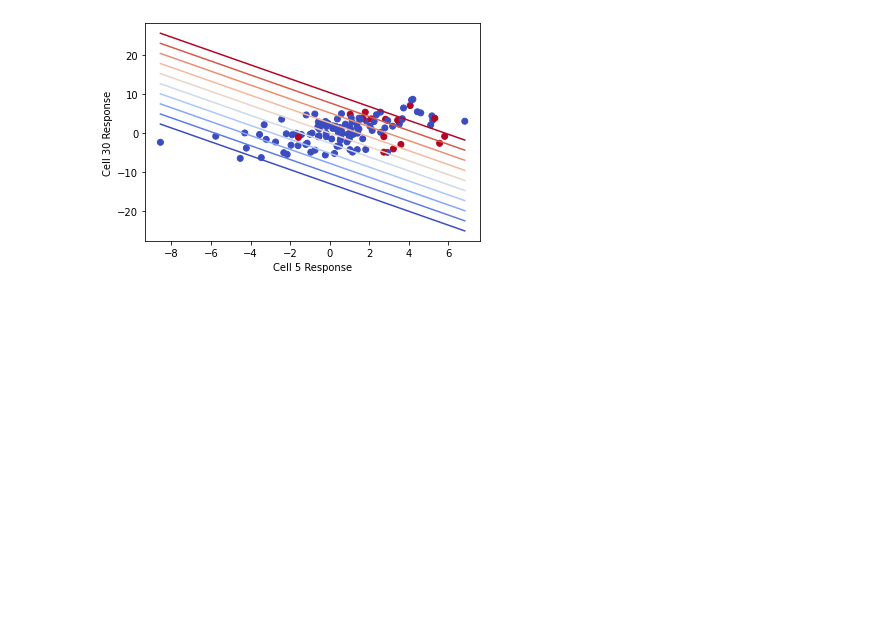
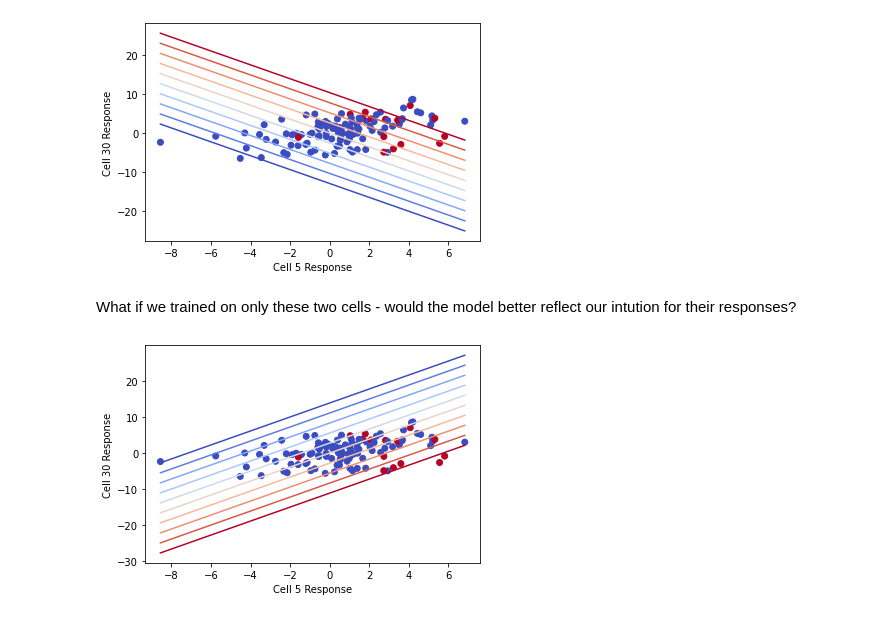
Before and after one commit to AllenSWDB/TReND_2024, a Jupyter notebook: code/Day 2 - population decoding.ipynb, the cells around one changed output. Cells and saved outputs as stored; diff of their text form; code cells hidden in the pictures; blank space fills up the shorter version.

```diff
--- a/code/Day 2 - population decoding.ipynb
+++ b/code/Day 2 - population decoding.ipynb
@@ -80,11 +87,3 @@ Accuracy: 0.9166666666666666
 import matplotlib.pyplot as plt
 import numpy as np
 %matplotlib inline
-# %%
-cells = [5, 30]
-# Get the responses of the selected cells
-cell1_responses = selected_responses.loc[:, str(cells[0])]
-cell2_responses = selected_responses.loc[:, str(cells[1])]
-
-# Create a scatter plot
-plt.scatter(cell1_responses, cell2_responses, c=y, cmap='coolwarm')
@@ -94,6 +90,13 @@ plt.scatter(cell1_responses, cell2_responses, c=y, cmap='coolwarm')
 # %%
+# these randomly chosen cells are not bad, maybe actually better than the above?
+cells_plot = [5, 30]
+# Get the responses of the selected cells
 
+# TODO: maybe change dataframe to int vs string columns?
+cell1_responses = selected_responses.loc[:, str(cells_plot[0])]
+cell2_responses = selected_responses.loc[:, str(cells_plot[1])]
 plt.scatter(cell1_responses, cell2_responses, c=y, cmap='coolwarm')
+
 # Add a line showing the dividing line from the parameters of the classifier
 coef = model.coef_[0]
 
@@ -106,14 +109,38 @@ cmap = plt.cm.coolwarm
 colors = [cmap(i) for i in np.linspace(0, 1, n)]
 
 for i in range(n):
-    y_line = ((i-n/2)/20 - coef[cells[0]] * x_line) / coef[cells[1]]
+    y_line = ((i-n/2)/20 - coef[cells_plot[0]] * x_line) / coef[cells[1]]
     plt.plot(x_line, y_line, color=colors[i])
 
 # Set the labels and title
-plt.xlabel(f'Cell {cells[0]} Response')
-plt.ylabel(f'Cell {cells[1]} Response')
+plt.xlabel(f'Cell {cells_plot[0]} Response')
+plt.ylabel(f'Cell {cells_plot[1]} Response')
 
 # Show the plot
 plt.show()
 # %% [output]
 [figure]
+# %% [markdown]
+What if we trained on only these two cells - would the model better reflect our intution for their responses?
+# %%
+# these randomly chosen cells are not bad, maybe actually better than the above?
+cells_plot = [5, 30]
+# Get the responses of the selected cells
+
+model2 = LogisticRegression()
+model2.fit(X_train.loc[:, [str(x) for x in cells_plot]], y_train)
+coef = model.coef_[0]
+
+plt.scatter(cell1_responses, cell2_responses, c=y, cmap='coolwarm')
+for i in range(n):
+    y_line = ((i-n/2)/20 - coef[0] * x_line) / coef[1]
+    plt.plot(x_line, y_line, color=colors[i])
+
+# Set the labels and title
+plt.xlabel(f'Cell {cells_plot[0]} Response')
+plt.ylabel(f'Cell {cells_plot[1]} Response')
+
+# Show the plot
+plt.show()
+# %% [output]
+[figure, added]
```
Also changed, not shown: parts of 7 cells of this notebook.
